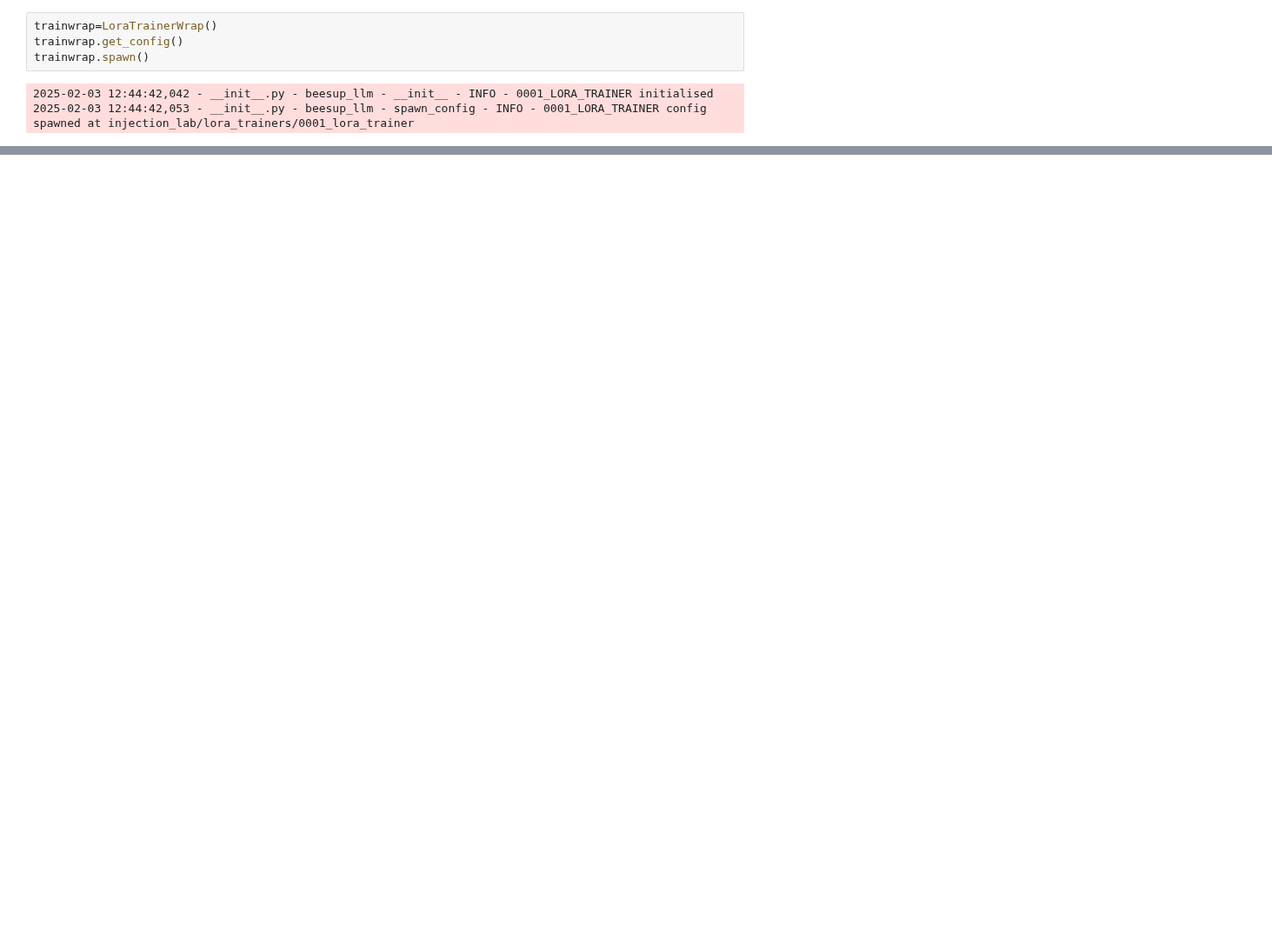
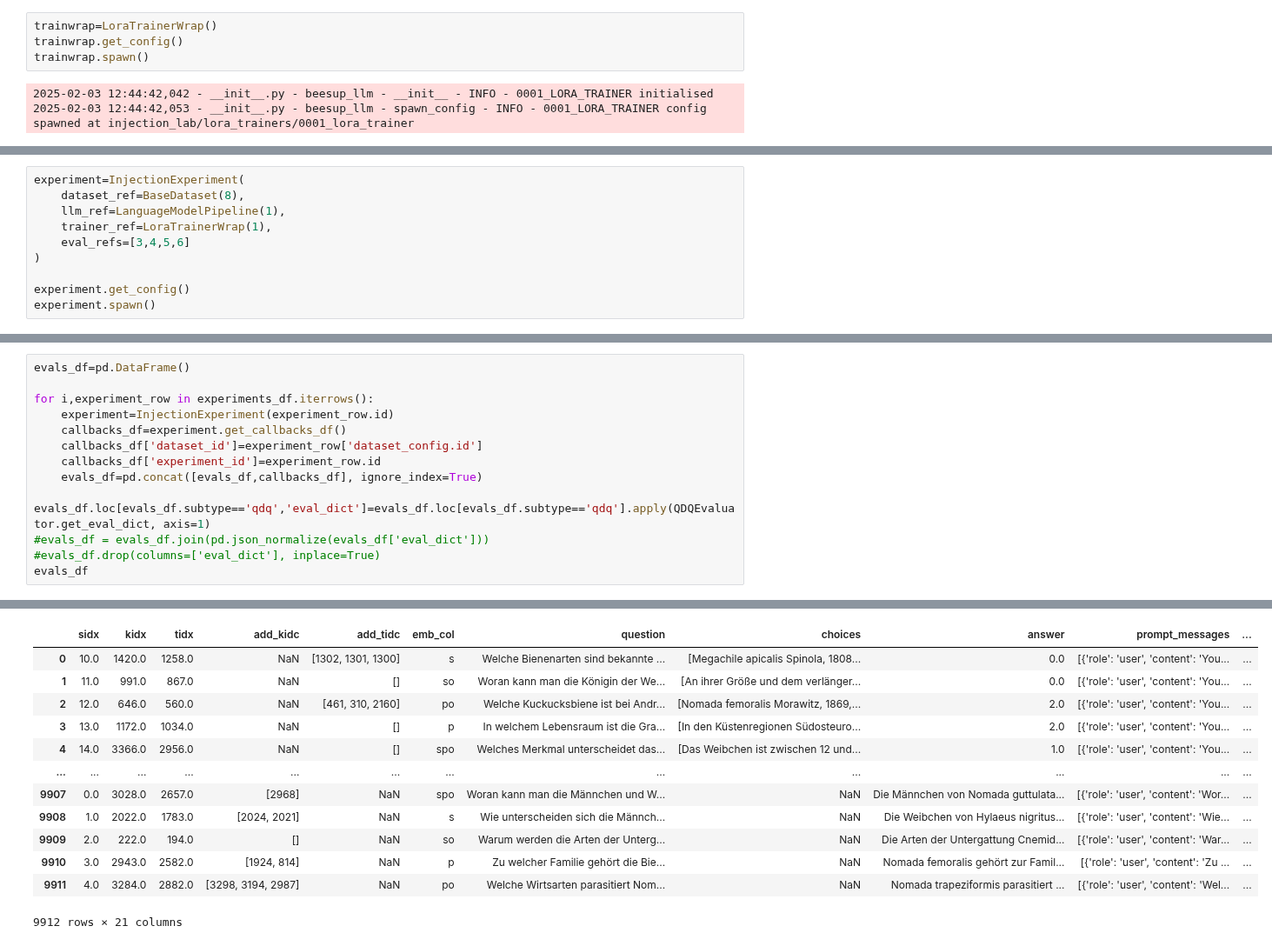
Before and after one commit to fee1ix/beesup_injection_lab, a Jupyter notebook: experiment_notebook.ipynb, the cells around one changed output, grey strips where cells are left out. Shown at 87% size. Drawn from its saved outputs; the diff is of its cells as text; blank space fills up the shorter version.

```diff
--- a/experiment_notebook.ipynb
+++ b/experiment_notebook.ipynb
@@ -1519,0 +1484,10 @@ experiment=InjectionExperiment(
+# %%
+experiment=InjectionExperiment(
+    dataset_ref=BaseDataset(8),
+    llm_ref=LanguageModelPipeline(1),
+    trainer_ref=LoraTrainerWrap(1),
+    eval_refs=[3,4,5,6]
+)
+
+experiment.get_config()
+experiment.spawn()
@@ -1519,0 +1530,15 @@ experiment=InjectionExperiment(
+# %%
+evals_df=pd.DataFrame()
+
+for i,experiment_row in experiments_df.iterrows():
+    experiment=InjectionExperiment(experiment_row.id)
+    callbacks_df=experiment.get_callbacks_df()
+    callbacks_df['dataset_id']=experiment_row['dataset_config.id']
+    callbacks_df['experiment_id']=experiment_row.id
+    evals_df=pd.concat([evals_df,callbacks_df], ignore_index=True)
+
+evals_df.loc[evals_df.subtype=='qdq','eval_dict']=evals_df.loc[evals_df.subtype=='qdq'].apply(QDQEvaluator.get_eval_dict, axis=1)
+#evals_df = evals_df.join(pd.json_normalize(evals_df['eval_dict']))
+#evals_df.drop(columns=['eval_dict'], inplace=True)
+evals_df
+# %% [output]
@@ -1519,0 +1561,13 @@ experiment=InjectionExperiment(
+|  | sidx | kidx | tidx | add_kidc | add_tidc | emb_col | question | choices | answer | prompt_messages | ... |
+| 0 | 10.0 | 1420.0 | 1258.0 | NaN | [1302, 1301, 1300] | s | Welche Bienenarten sind bekannte ... | [Megachile apicalis Spinola, 1808... | 0.0 | [{'role': 'user', 'content': 'You... | ... |
+| 1 | 11.0 | 991.0 | 867.0 | NaN | [] | so | Woran kann man die Königin der We... | [An ihrer Größe und dem verlänger... | 0.0 | [{'role': 'user', 'content': 'You... | ... |
+| 2 | 12.0 | 646.0 | 560.0 | NaN | [461, 310, 2160] | po | Welche Kuckucksbiene ist bei Andr... | [Nomada femoralis Morawitz, 1869,... | 2.0 | [{'role': 'user', 'content': 'You... | ... |
+| 3 | 13.0 | 1172.0 | 1034.0 | NaN | [] | p | In welchem Lebensraum ist die Gra... | [In den Küstenregionen Südosteuro... | 2.0 | [{'role': 'user', 'content': 'You... | ... |
+| 4 | 14.0 | 3366.0 | 2956.0 | NaN | [] | spo | Welches Merkmal unterscheidet das... | [Das Weibchen ist zwischen 12 und... | 1.0 | [{'role': 'user', 'content': 'You... | ... |
+| ... | ... | ... | ... | ... | ... | ... | ... | ... | ... | ... | ... |
+| 9907 | 0.0 | 3028.0 | 2657.0 | [2968] | NaN | spo | Woran kann man die Männchen und W... | NaN | Die Männchen von Nomada guttulata... | [{'role': 'user', 'content': 'Wor... | ... |
+| 9908 | 1.0 | 2022.0 | 1783.0 | [2024, 2021] | NaN | s | Wie unterscheiden sich die Männch... | NaN | Die Weibchen von Hylaeus nigritus... | [{'role': 'user', 'content': 'Wie... | ... |
+| 9909 | 2.0 | 222.0 | 194.0 | [] | NaN | so | Warum werden die Arten der Unterg... | NaN | Die Arten der Untergattung Cnemid... | [{'role': 'user', 'content': 'War... | ... |
+| 9910 | 3.0 | 2943.0 | 2582.0 | [1924, 814] | NaN | p | Zu welcher Familie gehört die Bie... | NaN | Nomada femoralis gehört zur Famil... | [{'role': 'user', 'content': 'Zu ... | ... |
+| 9911 | 4.0 | 3284.0 | 2882.0 | [3298, 3194, 2987] | NaN | po | Welche Wirtsarten parasitiert Nom... | NaN | Nomada trapeziformis parasitiert ... | [{'role': 'user', 'content': 'Wel... | ... |
+9912 rows × 21 columns
```
Also changed, not shown: parts of 33 cells of this notebook, 3 other files.
